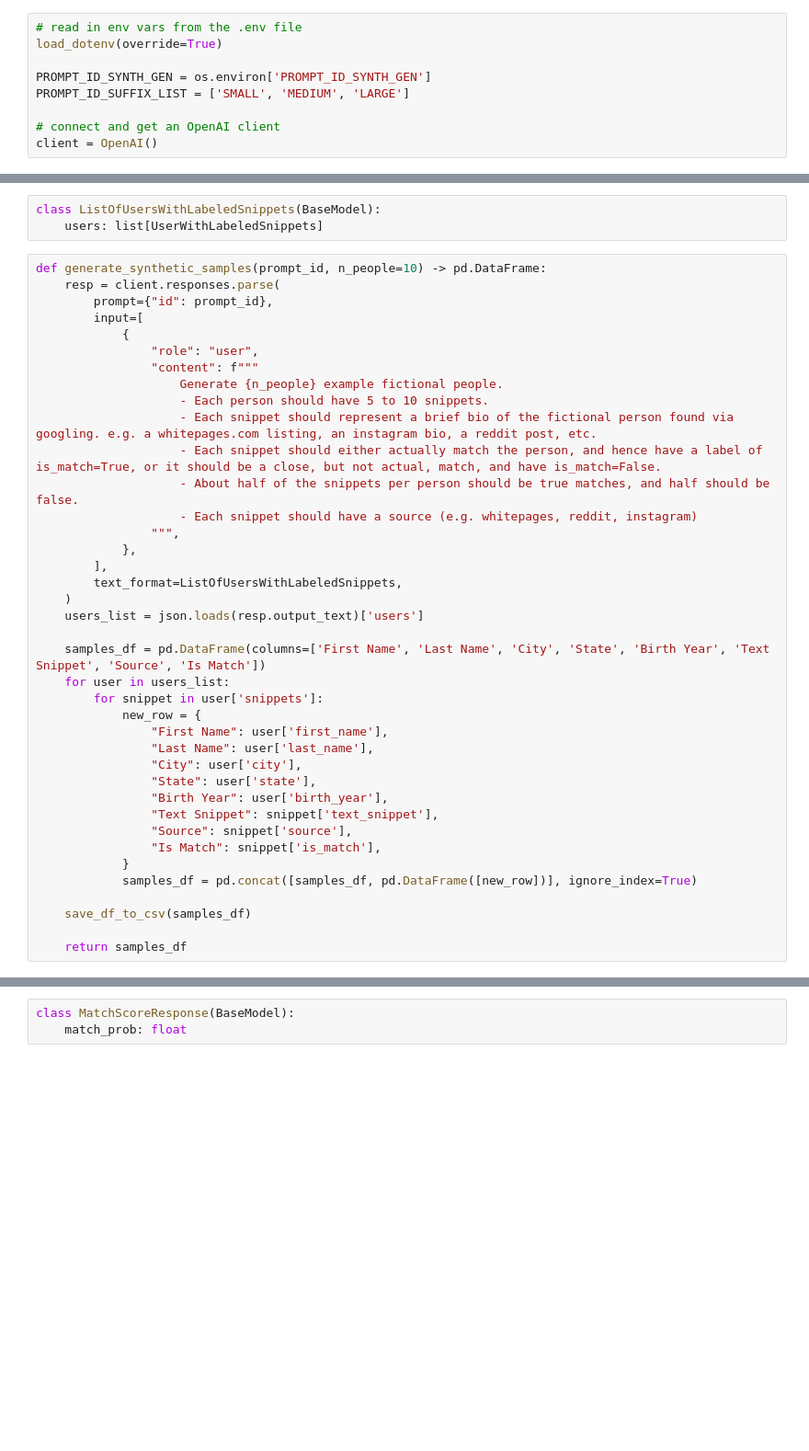
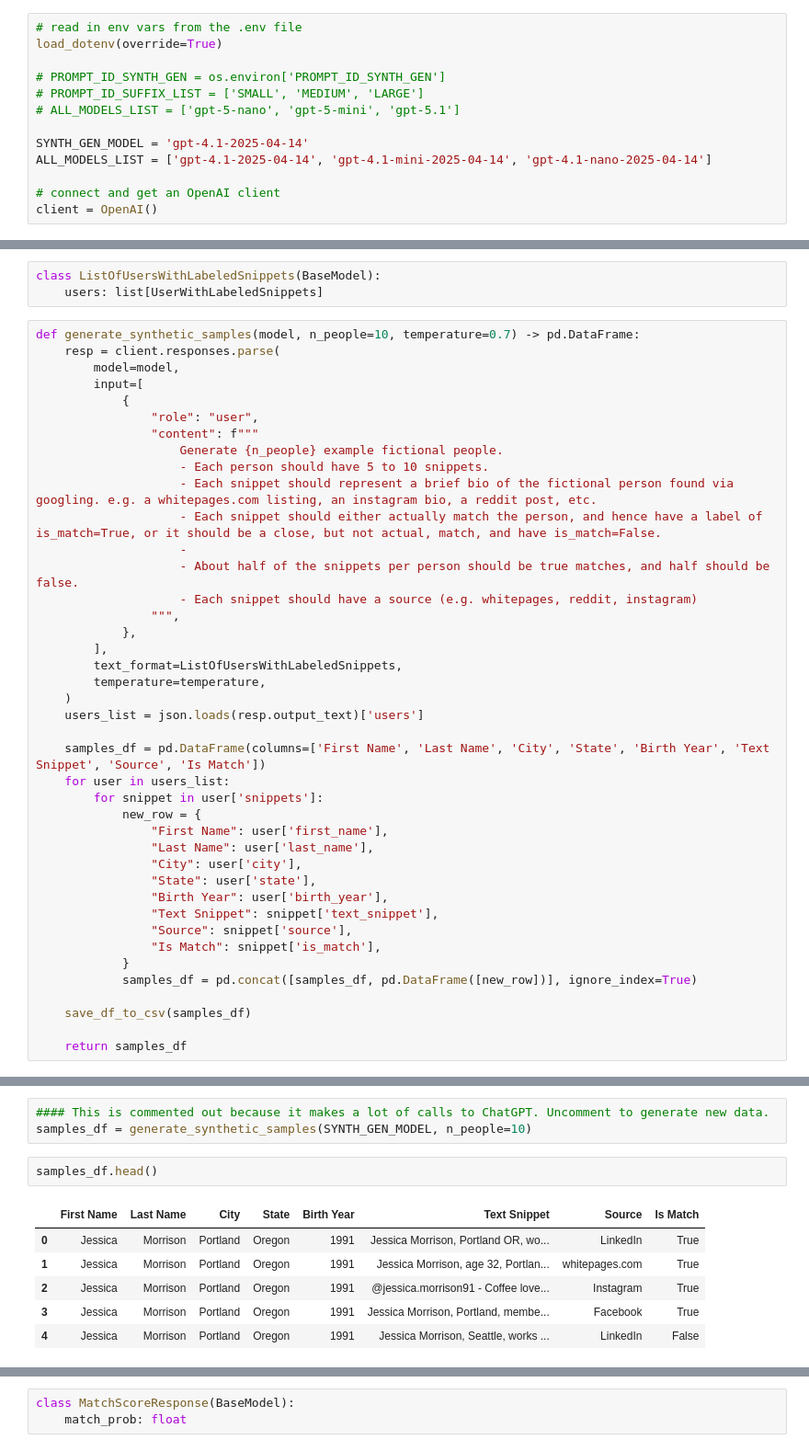
Before and after one commit to davidfreifeld/matchmaker, a Jupyter notebook: Matchmaker.ipynb, the cells around one changed output, grey strips where cells are left out. Shown: that part at 92% size. Cells and saved outputs as stored; diff of their text form; blank space fills up the shorter version.

```diff
--- a/Matchmaker.ipynb
+++ b/Matchmaker.ipynb
@@ -43,8 +41,12 @@ def load_latest_df(name: str = 'samples', directory: str = './data/') -> pd.Data
 # read in env vars from the .env file
 load_dotenv(override=True)
 
-PROMPT_ID_SYNTH_GEN = os.environ['PROMPT_ID_SYNTH_GEN']
-PROMPT_ID_SUFFIX_LIST = ['SMALL', 'MEDIUM', 'LARGE']
+# PROMPT_ID_SYNTH_GEN = os.environ['PROMPT_ID_SYNTH_GEN']
+# PROMPT_ID_SUFFIX_LIST = ['SMALL', 'MEDIUM', 'LARGE']
+# ALL_MODELS_LIST = ['gpt-5-nano', 'gpt-5-mini', 'gpt-5.1']
+
+SYNTH_GEN_MODEL = 'gpt-4.1-2025-04-14'
+ALL_MODELS_LIST = ['gpt-4.1-2025-04-14', 'gpt-4.1-mini-2025-04-14', 'gpt-4.1-nano-2025-04-14']
 
 # connect and get an OpenAI client
 client = OpenAI()
@@ -65,9 +70,9 @@ class UserWithLabeledSnippets(BaseModel):
 class ListOfUsersWithLabeledSnippets(BaseModel):
     users: list[UserWithLabeledSnippets]
 # %%
-def generate_synthetic_samples(prompt_id, n_people=10) -> pd.DataFrame:
+def generate_synthetic_samples(model, n_people=10, temperature=0.7) -> pd.DataFrame:
     resp = client.responses.parse(
-        prompt={"id": prompt_id},
+        model=model,
         input=[
             {
                 "role": "user",
@@ -76,12 +81,14 @@ def generate_synthetic_samples(prompt_id, n_people=10) -> pd.DataFrame:
                     - Each person should have 5 to 10 snippets.
                     - Each snippet should represent a brief bio of the fictional person found via googling. e.g. a whitepages.com listing, an instagram bio, a reddit post, etc.
                     - Each snippet should either actually match the person, and hence have a label of is_match=True, or it should be a close, but not actual, match, and have is_match=False.
+                    -
                     - About half of the snippets per person should be true matches, and half should be false.
                     - Each snippet should have a source (e.g. whitepages, reddit, instagram)
                 """,
             },
         ],
         text_format=ListOfUsersWithLabeledSnippets,
+        temperature=temperature,
     )
     users_list = json.loads(resp.output_text)['users']
 
@@ -107,0 +113,12 @@ def generate_synthetic_samples(prompt_id, n_people=10) -> pd.DataFrame:
+# %%
+#### This is commented out because it makes a lot of calls to ChatGPT. Uncomment to generate new data.
+samples_df = generate_synthetic_samples(SYNTH_GEN_MODEL, n_people=10)
+# %%
+samples_df.head()
+# %% [output]
+|  | First Name | Last Name | City | State | Birth Year | Text Snippet | Source | Is Match |
+| 0 | Jessica | Morrison | Portland | Oregon | 1991 | Jessica Morrison, Portland OR, wo... | LinkedIn | True |
+| 1 | Jessica | Morrison | Portland | Oregon | 1991 | Jessica Morrison, age 32, Portlan... | whitepages.com | True |
+| 2 | Jessica | Morrison | Portland | Oregon | 1991 | @jessica.morrison91 - Coffee love... | Instagram | True |
+| 3 | Jessica | Morrison | Portland | Oregon | 1991 | Jessica Morrison, Portland, membe... | Facebook | True |
+| 4 | Jessica | Morrison | Portland | Oregon | 1991 | Jessica Morrison, Seattle, works ... | LinkedIn | False |
```
Also changed, not shown: parts of 32 cells of this notebook.
